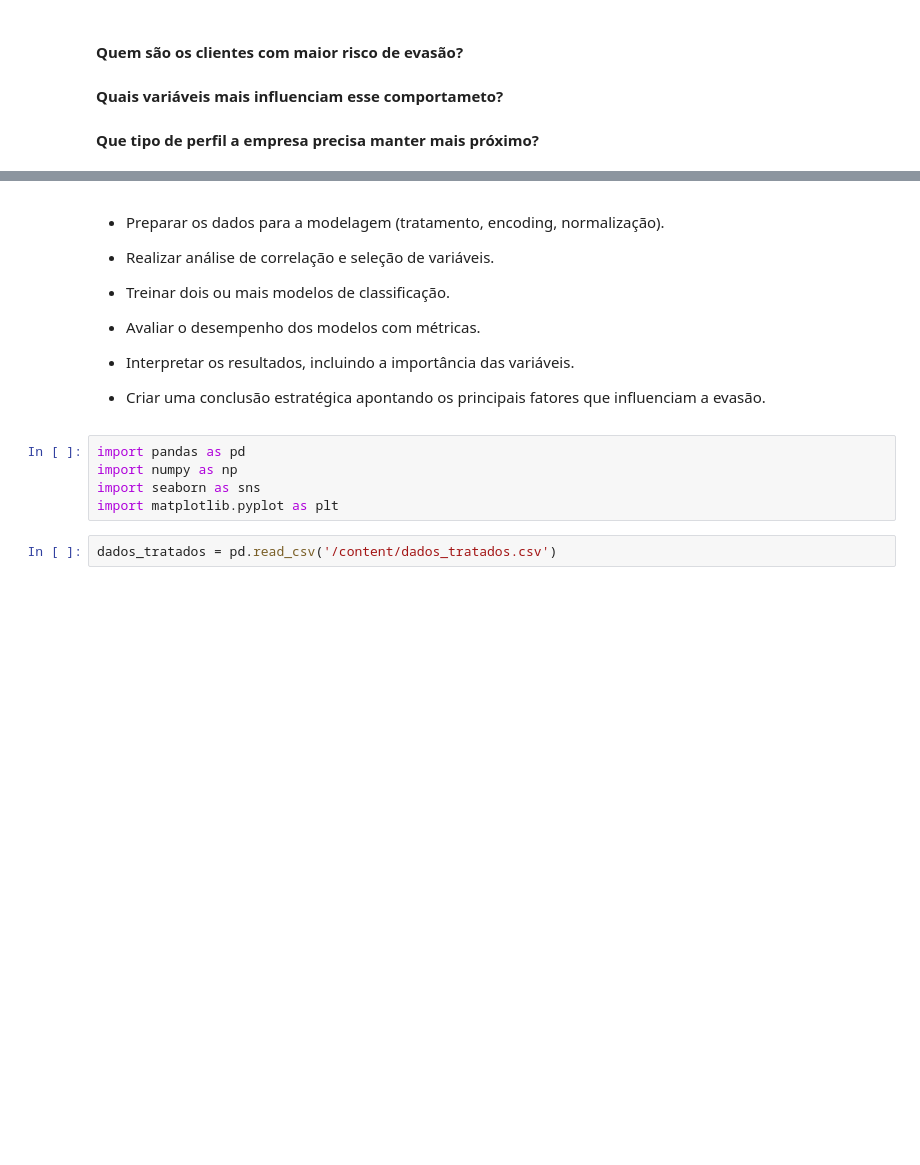
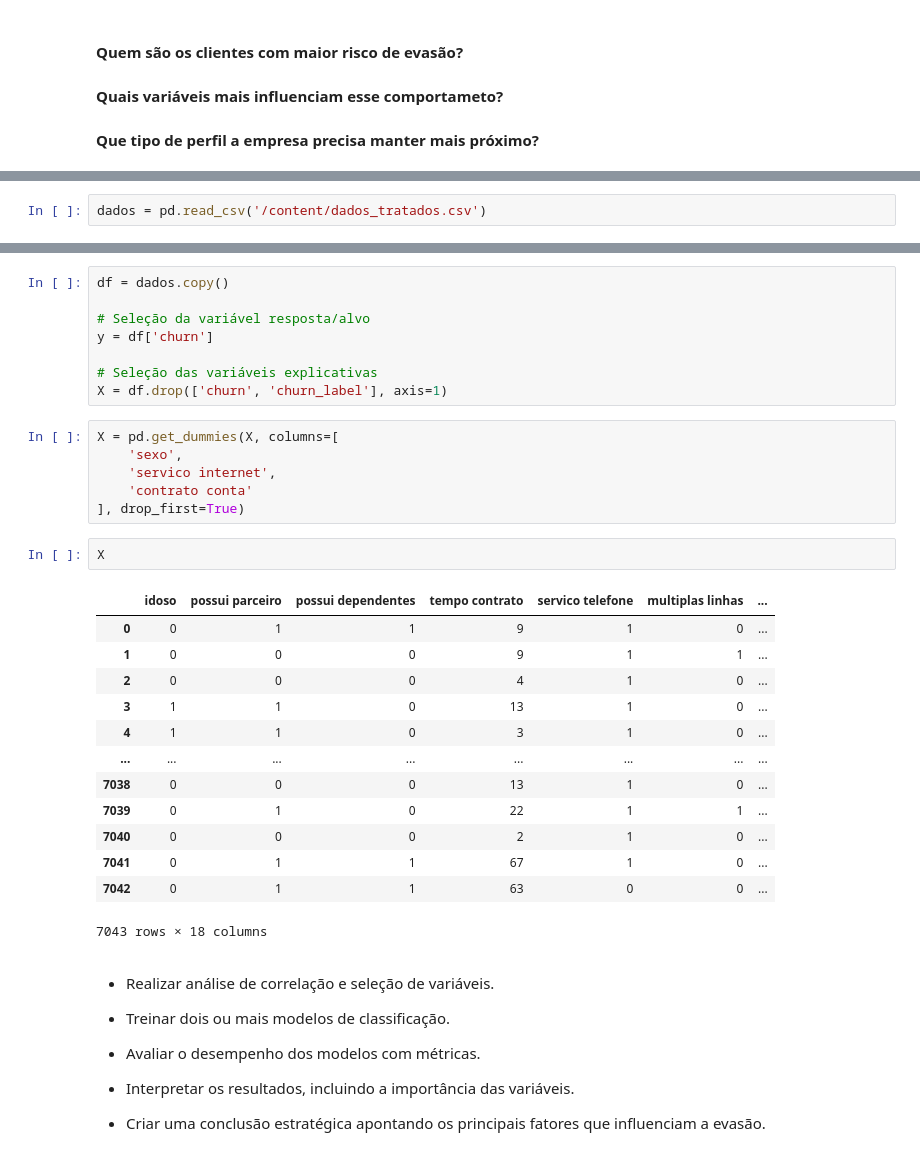
Before and after one commit to DaDosValle/Analise_Preditiva-Machine_Learning-TelecomX, a Jupyter notebook: Analise_Preditiva_TelecomX.ipynb, the cells around one changed output, grey strips where cells are left out. Drawn from its saved outputs; the diff is of its cells as text; blank space fills up the shorter version.

Commit message:
Processo de tratamento dos dados para o modelo

```diff
--- a/Analise_Preditiva_TelecomX.ipynb
+++ b/Analise_Preditiva_TelecomX.ipynb
@@ -8,0 +20,2 @@
+# %%
+dados = pd.read_csv('/content/dados_tratados.csv')
@@ -9,6 +77,34 @@
+# %%
+df = dados.copy()
+
+# Seleção da variável resposta/alvo
+y = df['churn']
+
+# Seleção das variáveis explicativas
+X = df.drop(['churn', 'churn_label'], axis=1)
+# %%
+X = pd.get_dummies(X, columns=[
+    'sexo',
+    'servico internet',
+    'contrato conta'
+], drop_first=True)
+# %%
+X
+# %% [output]
+|  | idoso | possui parceiro | possui dependentes | tempo contrato | servico telefone | multiplas linhas | ... |
+| 0 | 0 | 1 | 1 | 9 | 1 | 0 | ... |
+| 1 | 0 | 0 | 0 | 9 | 1 | 1 | ... |
+| 2 | 0 | 0 | 0 | 4 | 1 | 0 | ... |
+| 3 | 1 | 1 | 0 | 13 | 1 | 0 | ... |
+| 4 | 1 | 1 | 0 | 3 | 1 | 0 | ... |
+| ... | ... | ... | ... | ... | ... | ... | ... |
+| 7038 | 0 | 0 | 0 | 13 | 1 | 0 | ... |
+| 7039 | 0 | 1 | 0 | 22 | 1 | 1 | ... |
+| 7040 | 0 | 0 | 0 | 2 | 1 | 0 | ... |
+| 7041 | 0 | 1 | 1 | 67 | 1 | 0 | ... |
+| 7042 | 0 | 1 | 1 | 63 | 0 | 0 | ... |
+7043 rows × 18 columns
 # %% [markdown]
-- Preparar os dados para a modelagem (tratamento, encoding, normalização).
-
 - Realizar análise de correlação e seleção de variáveis.
 
 -  Treinar dois ou mais modelos de classificação.
@@ -18,10 +114,3 @@
 - Interpretar os resultados, incluindo a importância das variáveis.
 
 - Criar uma conclusão estratégica apontando os principais fatores que influenciam a evasão.
-# %%
-import pandas as pd
-import numpy as np
-import seaborn as sns
-import matplotlib.pyplot as plt
-# %%
-dados_tratados = pd.read_csv('/content/dados_tratados.csv')
```
Also changed, not shown: parts of 10 cells of this notebook.
